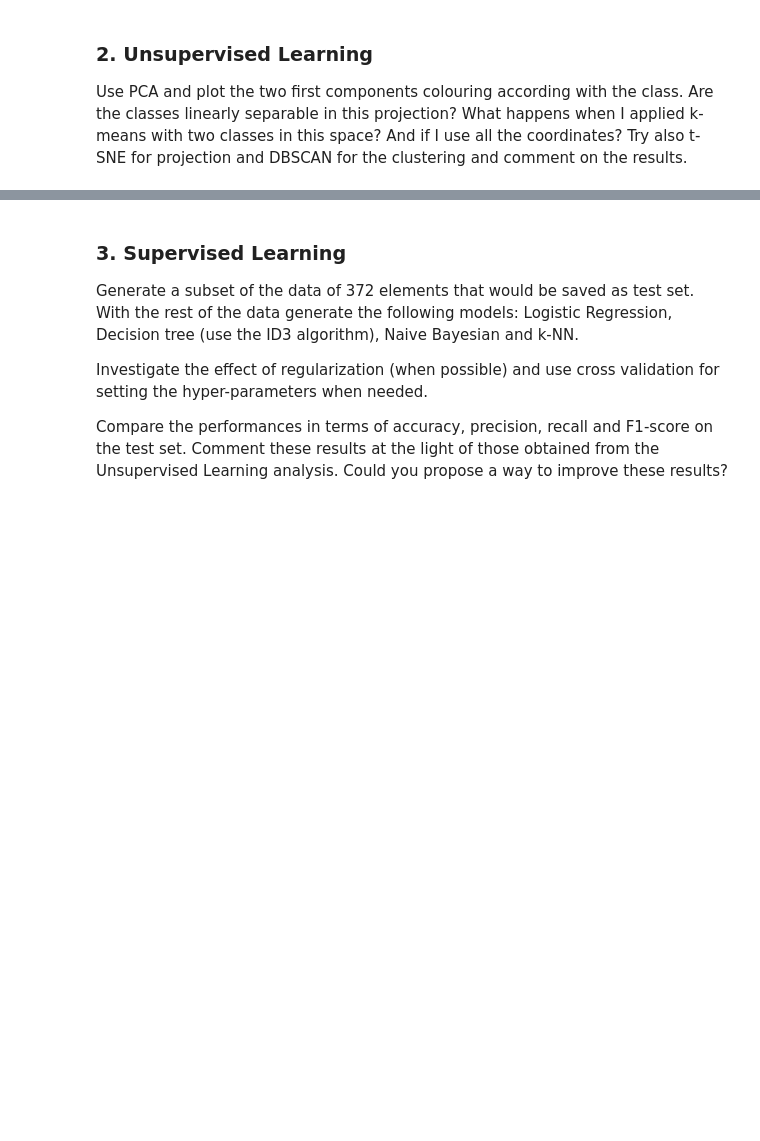
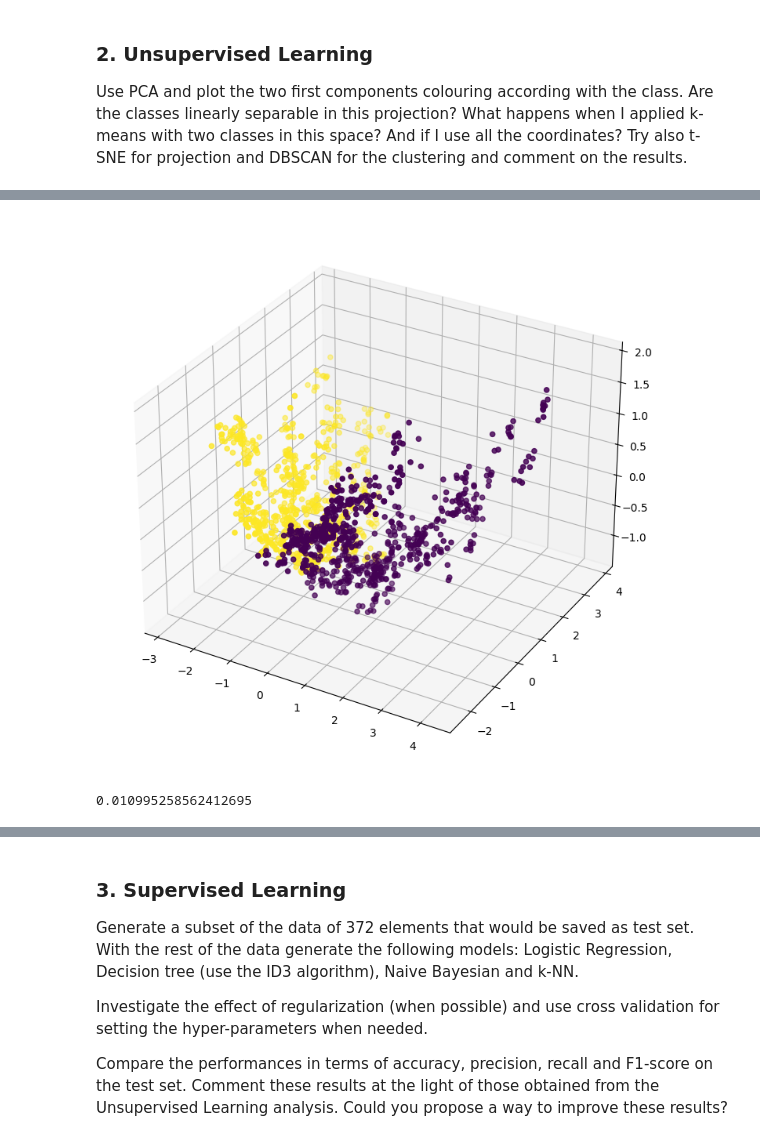
Before and after one commit to Magi-01/Repository, a Jupyter notebook: Machine_Learning/Challenge_1/challenge-one.ipynb, the cells around one changed output, grey strips where cells are left out. Cells and saved outputs as stored; diff of their text form; code cells hidden in the pictures; blank space fills up the shorter version.

```diff
--- a/Machine_Learning/Challenge_1/challenge-one.ipynb
+++ b/Machine_Learning/Challenge_1/challenge-one.ipynb
@@ -39,0 +342,9 @@ Use PCA and plot the two first components colouring according with the class. Ar
+# %%
+fig = plt.figure(figsize=(9, 9))
+ax = fig.add_subplot(projection='3d')
+ax.scatter(projection[:,0], projection[:,1], projection[:,2], c=kmeans_labels)
+plt.show()
+normalized_mutual_info_score(kmeans_labels, y_range_change.flatten())
+# %% [output]
+[figure, added]
+0.010995258562412695
```
Also changed, not shown: parts of 66 cells of this notebook, 15 other files.
